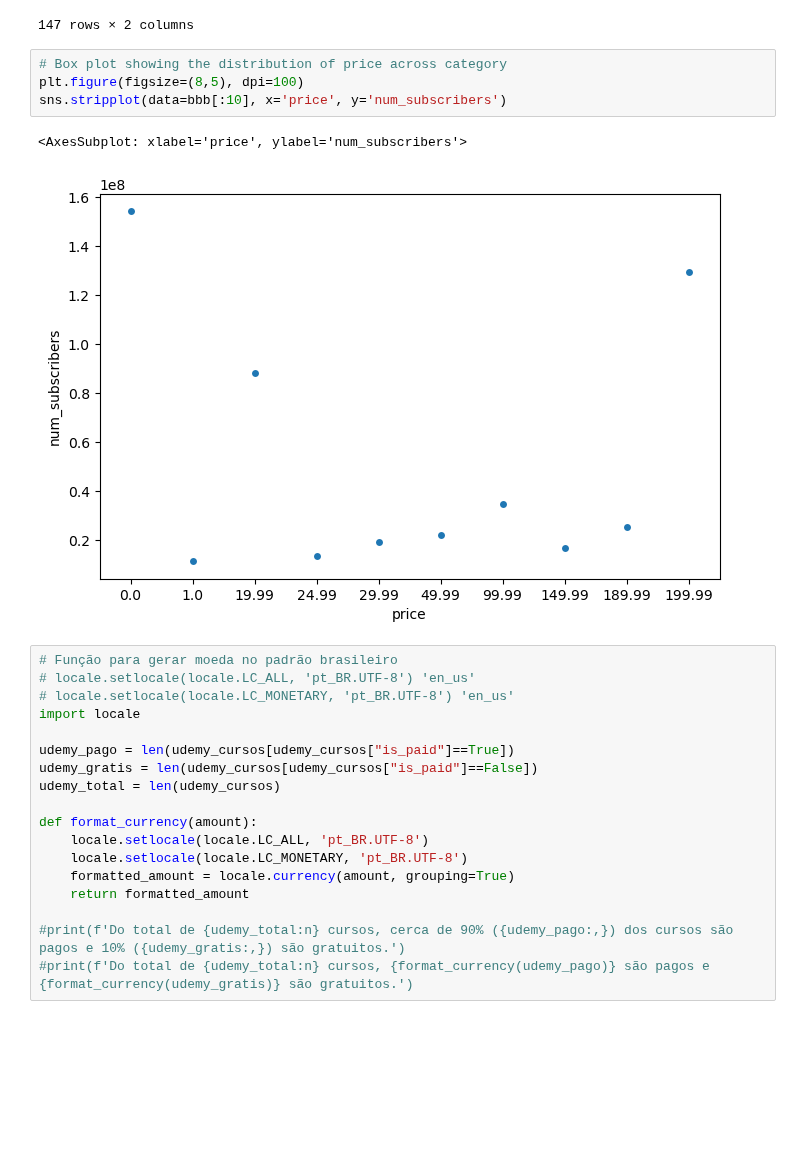
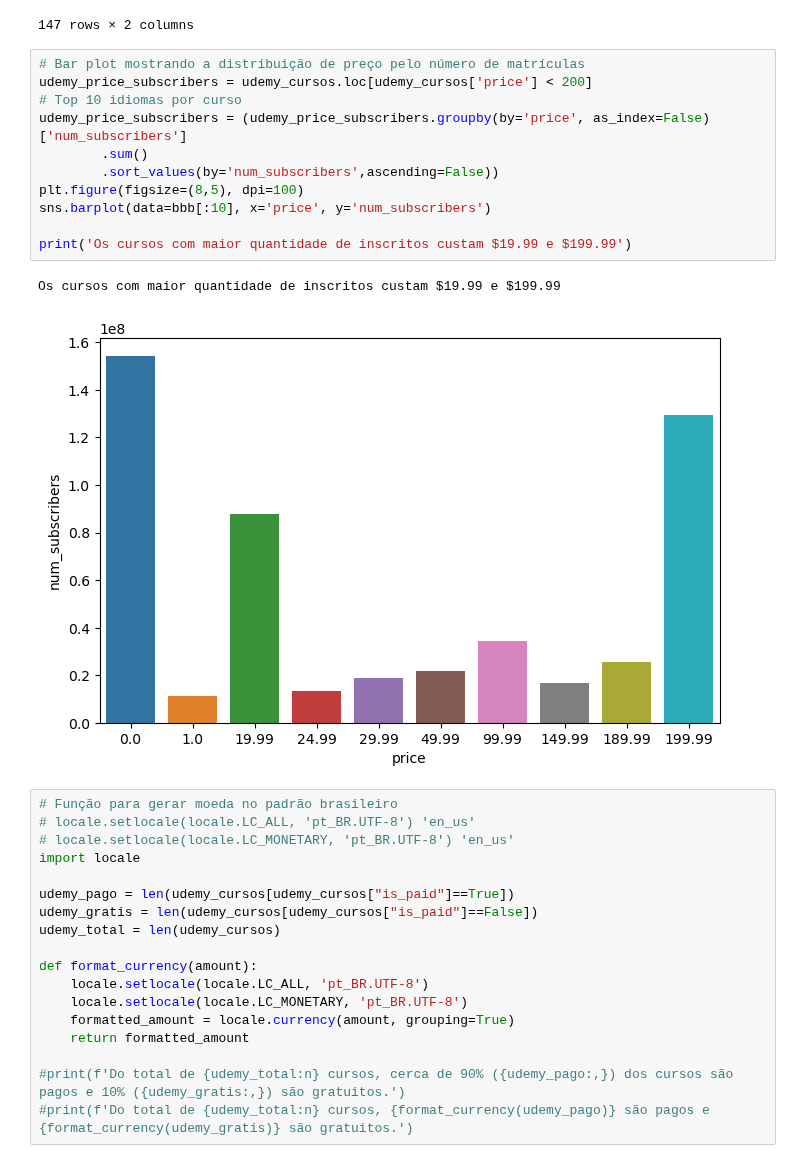
Before and after one commit to ismailymendes/mooc_udemy_coursera, a Jupyter notebook: mooc_udemy.ipynb, the cells around one changed output. Cells and saved outputs as stored; diff of their text form; blank space fills up the shorter version.

```diff
--- a/mooc_udemy.ipynb
+++ b/mooc_udemy.ipynb
@@ -268,13 +206,20 @@ bbb
 | 131 | 164.00 | 0 |
 | 117 | 134.99 | 0 |
 147 rows × 2 columns
-# %%
-# Box plot showing the distribution of price across category
-plt.figure(figsize=(8,5), dpi=100)
-sns.stripplot(data=bbb[:10], x='price', y='num_subscribers')
-# %% [output]
-<AxesSubplot: xlabel='price', ylabel='num_subscribers'>
-[figure, removed]
+# %%
+# Bar plot mostrando a distribuição de preço pelo número de matrículas
+udemy_price_subscribers = udemy_cursos.loc[udemy_cursos['price'] < 200]
+# Top 10 idiomas por curso
+udemy_price_subscribers = (udemy_price_subscribers.groupby(by='price', as_index=False)['num_subscribers']
+        .sum()
+        .sort_values(by='num_subscribers',ascending=False))
+plt.figure(figsize=(8,5), dpi=100)
+sns.barplot(data=bbb[:10], x='price', y='num_subscribers')
+
+print('Os cursos com maior quantidade de inscritos custam $19.99 e $199.99')
+# %% [output]
+Os cursos com maior quantidade de inscritos custam $19.99 e $199.99
+[figure, added]
 # %%
 # Função para gerar moeda no padrão brasileiro
 # locale.setlocale(locale.LC_ALL, 'pt_BR.UTF-8') 'en_us'
```
Also changed, not shown: parts of 5 cells of this notebook.
